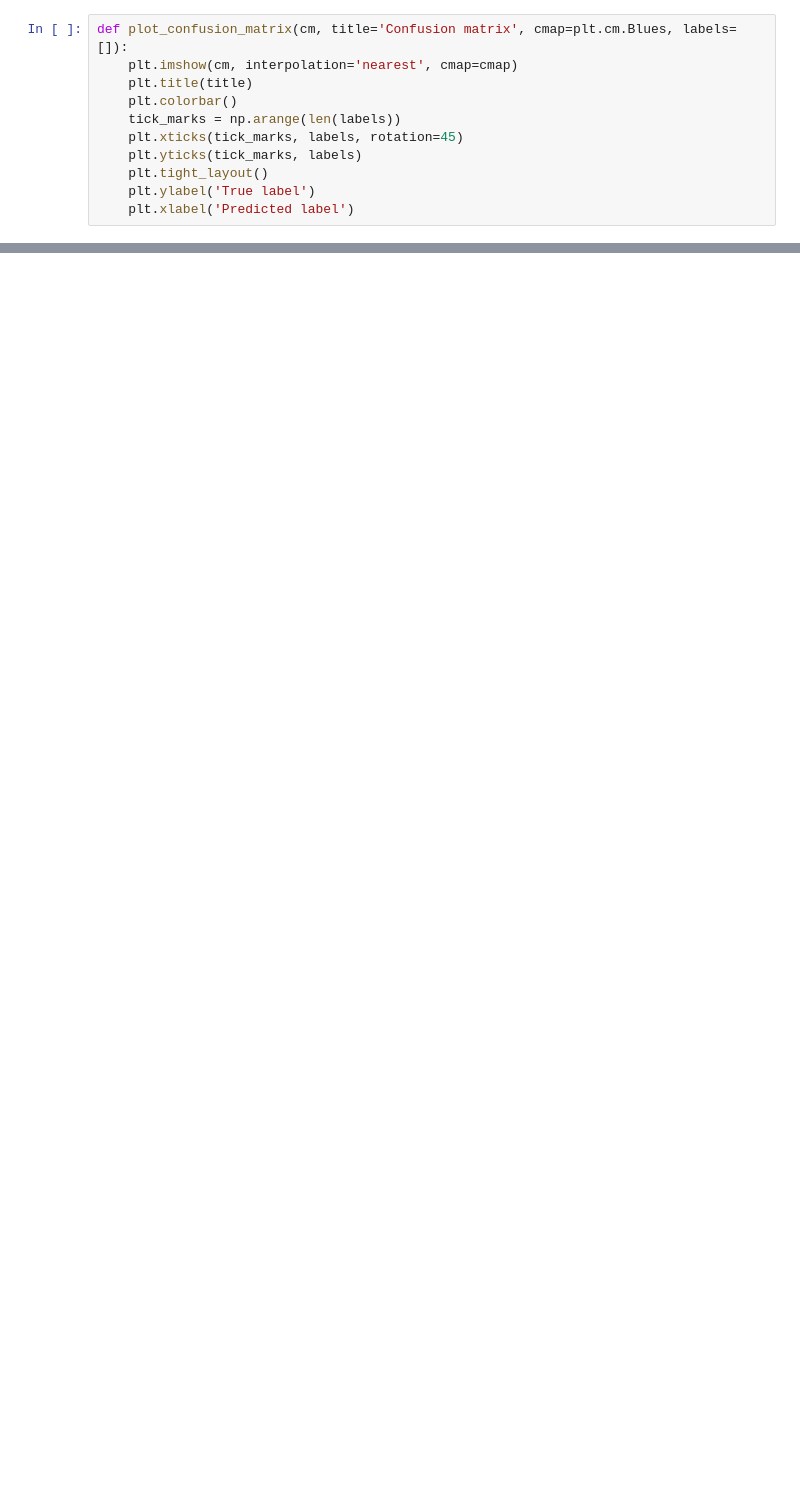
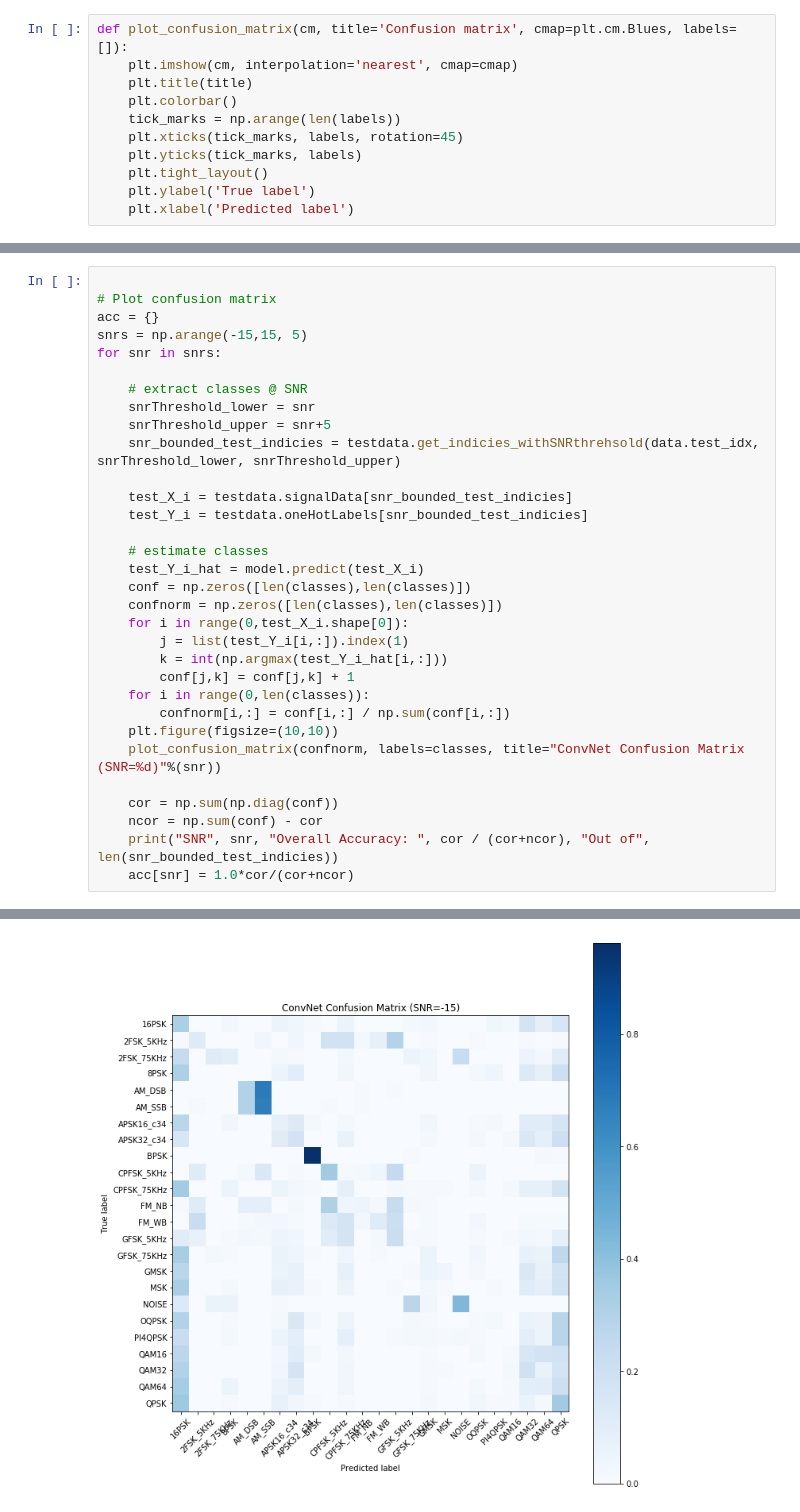
Before and after one commit to yunfanz/army_challenge, a Jupyter notebook: Code Examples and Data Ingest Utilities/scratch.ipynb, the cells around one changed output, grey strips where cells are left out. Saved outputs shown, nothing was run; the diff lists cells and outputs as text; blank space fills up the shorter version.

```diff
--- a/Code Examples and Data Ingest Utilities/scratch.ipynb
+++ b/Code Examples and Data Ingest Utilities/scratch.ipynb
@@ -229,0 +244,33 @@ model.load_weights?
+# %%
+
+# Plot confusion matrix
+acc = {}
+snrs = np.arange(-15,15, 5)
+for snr in snrs:
+
+    # extract classes @ SNR
+    snrThreshold_lower = snr
+    snrThreshold_upper = snr+5
+    snr_bounded_test_indicies = testdata.get_indicies_withSNRthrehsold(data.test_idx, snrThreshold_lower, snrThreshold_upper)
+
+    test_X_i = testdata.signalData[snr_bounded_test_indicies]
+    test_Y_i = testdata.oneHotLabels[snr_bounded_test_indicies]
+
+    # estimate classes
+    test_Y_i_hat = model.predict(test_X_i)
+    conf = np.zeros([len(classes),len(classes)])
+    confnorm = np.zeros([len(classes),len(classes)])
+    for i in range(0,test_X_i.shape[0]):
+        j = list(test_Y_i[i,:]).index(1)
+        k = int(np.argmax(test_Y_i_hat[i,:]))
+        conf[j,k] = conf[j,k] + 1
+    for i in range(0,len(classes)):
+        confnorm[i,:] = conf[i,:] / np.sum(conf[i,:])
+    plt.figure(figsize=(10,10))
+    plot_confusion_matrix(confnorm, labels=classes, title="ConvNet Confusion Matrix (SNR=%d)"%(snr))
+
+    cor = np.sum(np.diag(conf))
+    ncor = np.sum(conf) - cor
+    print("SNR", snr, "Overall Accuracy: ", cor / (cor+ncor), "Out of", len(snr_bounded_test_indicies))
+    acc[snr] = 1.0*cor/(cor+ncor)
+# %% [output]
@@ -229,0 +283 @@ model.load_weights?
+[figure, added]
```
Also changed, not shown: parts of 14 cells of this notebook, 1 other file.
